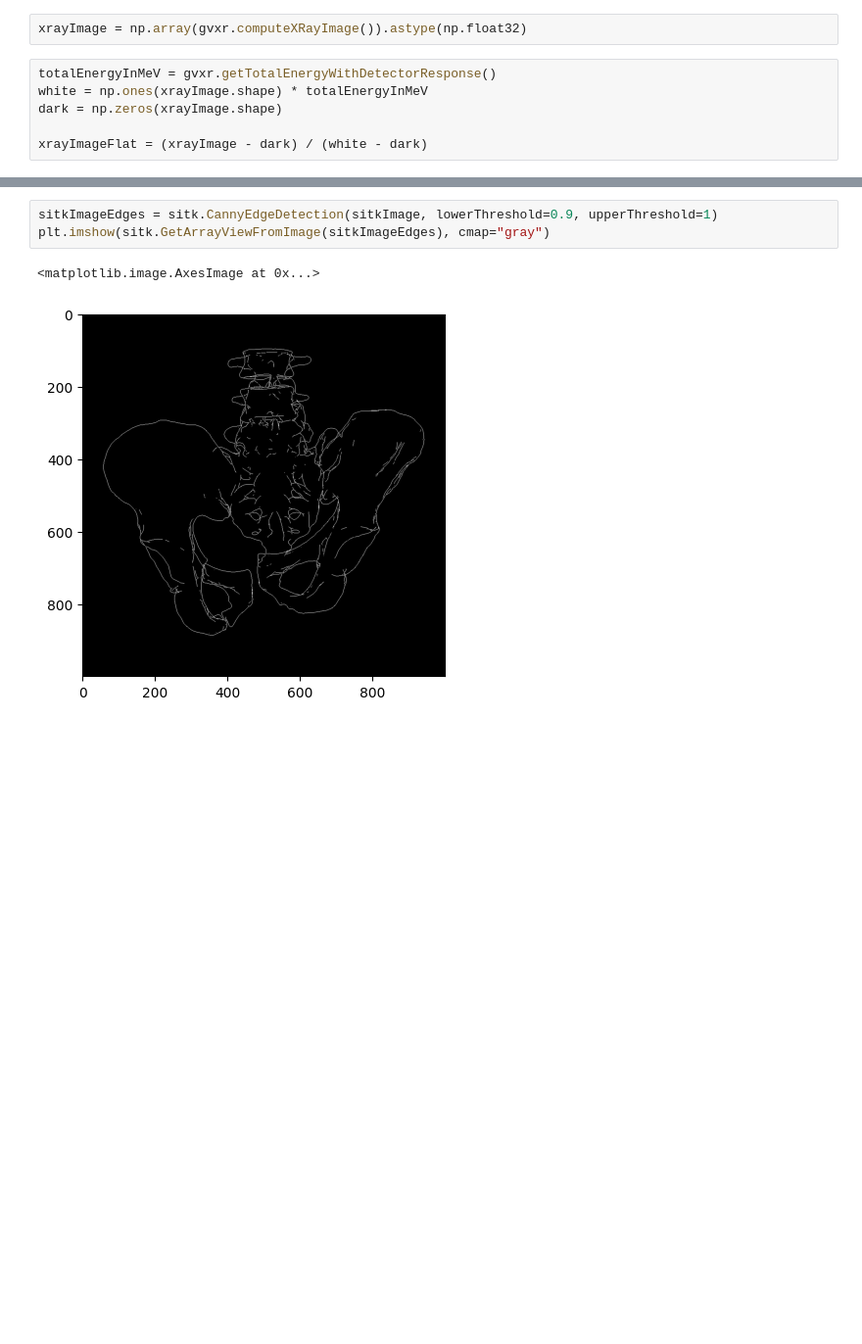
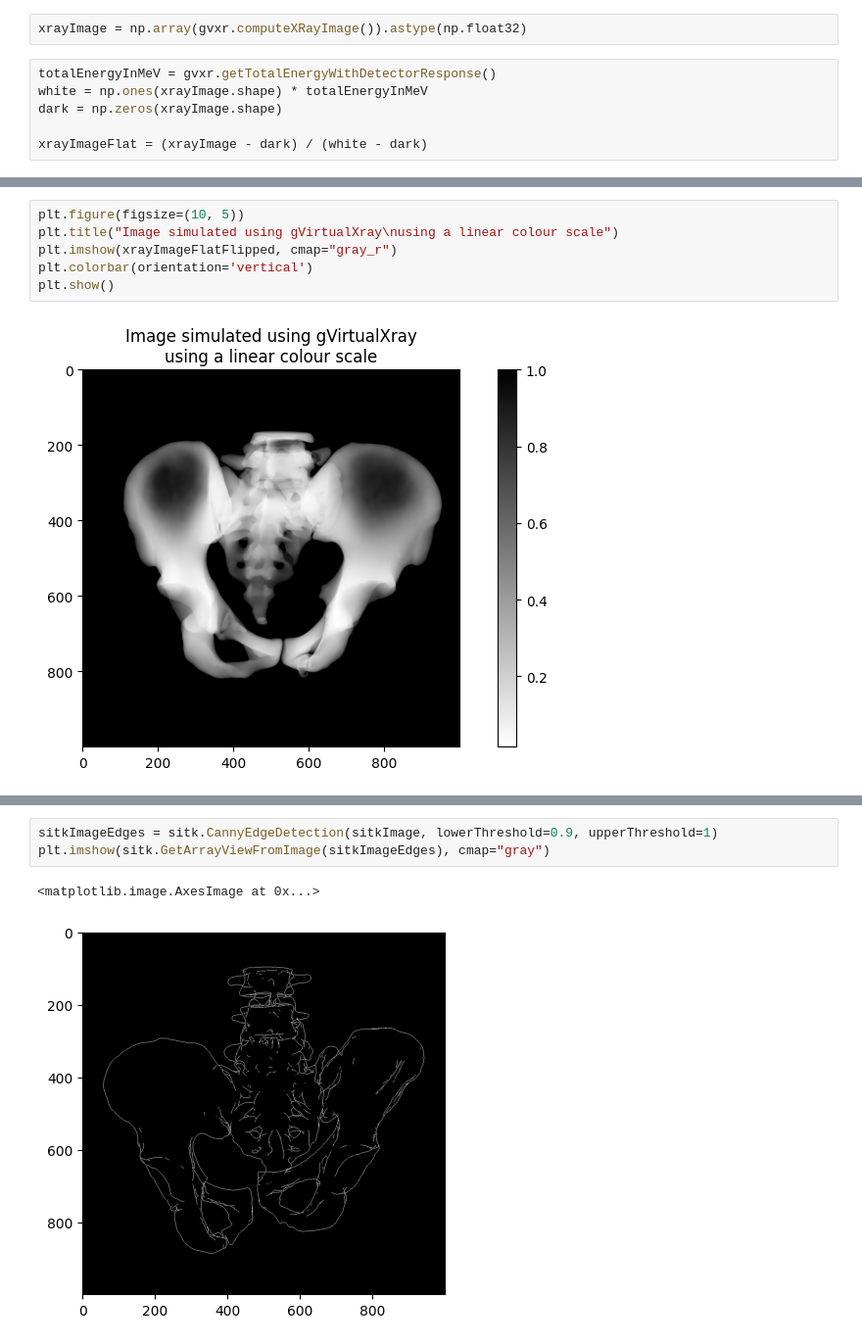
Before and after one commit to Vojtech-Benda/ca_isf, a Jupyter notebook: virtualxray.ipynb, the cells around one changed output, grey strips where cells are left out. Shown at 98% size. Saved outputs shown, nothing was run; the diff lists cells and outputs as text; blank space fills up the shorter version.

```diff
--- a/virtualxray.ipynb
+++ b/virtualxray.ipynb
@@ -45,3 +61,11 @@ plt.show()
+# %%
+plt.figure(figsize=(10, 5))
+plt.title("Image simulated using gVirtualXray\nusing a linear colour scale")
+plt.imshow(xrayImageFlatFlipped, cmap="gray_r")
+plt.colorbar(orientation='vertical')
+plt.show()
+# %% [output]
+[figure, added]
 # %%
 plt.figure(figsize=(10, 5))
 plt.title("Image simulated using gVirtualXray\nusing a logarithmic colour scale")
```
Also changed, not shown: parts of 11 cells of this notebook, 4 other files.
